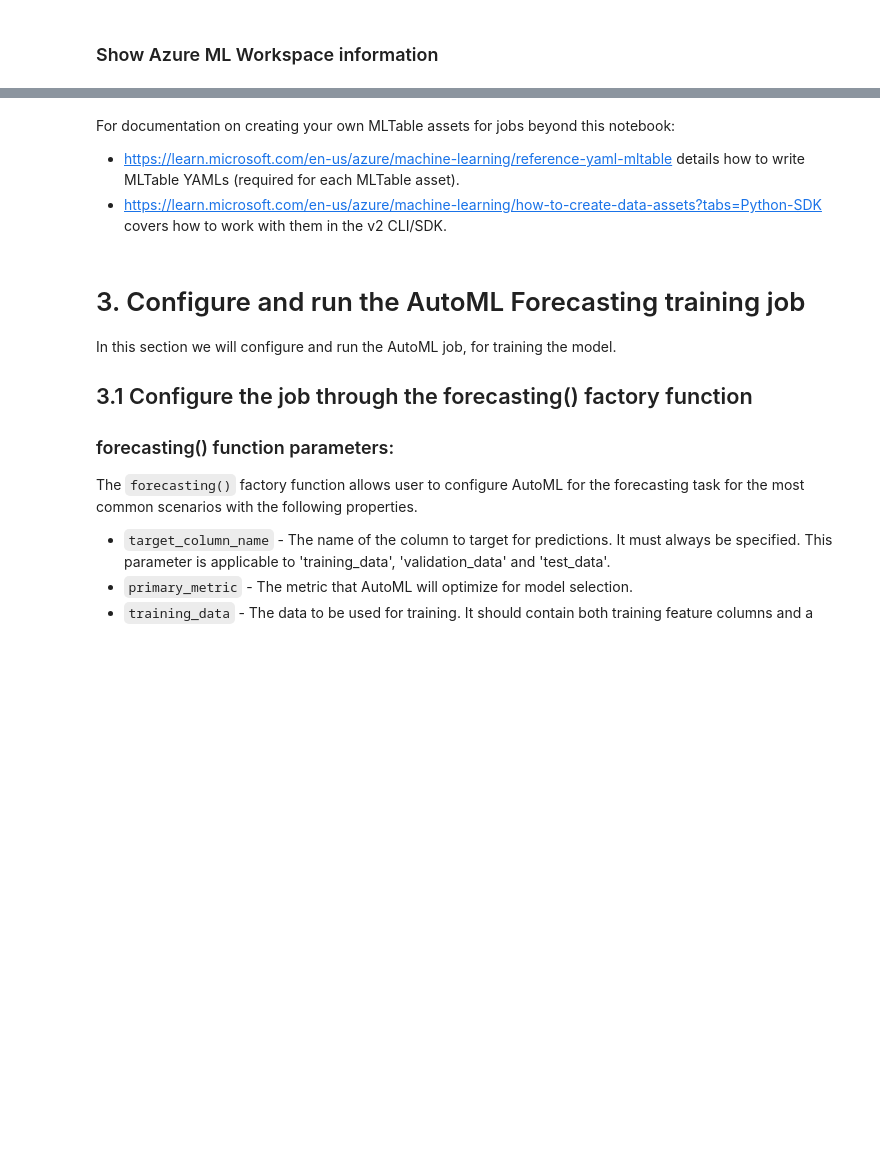
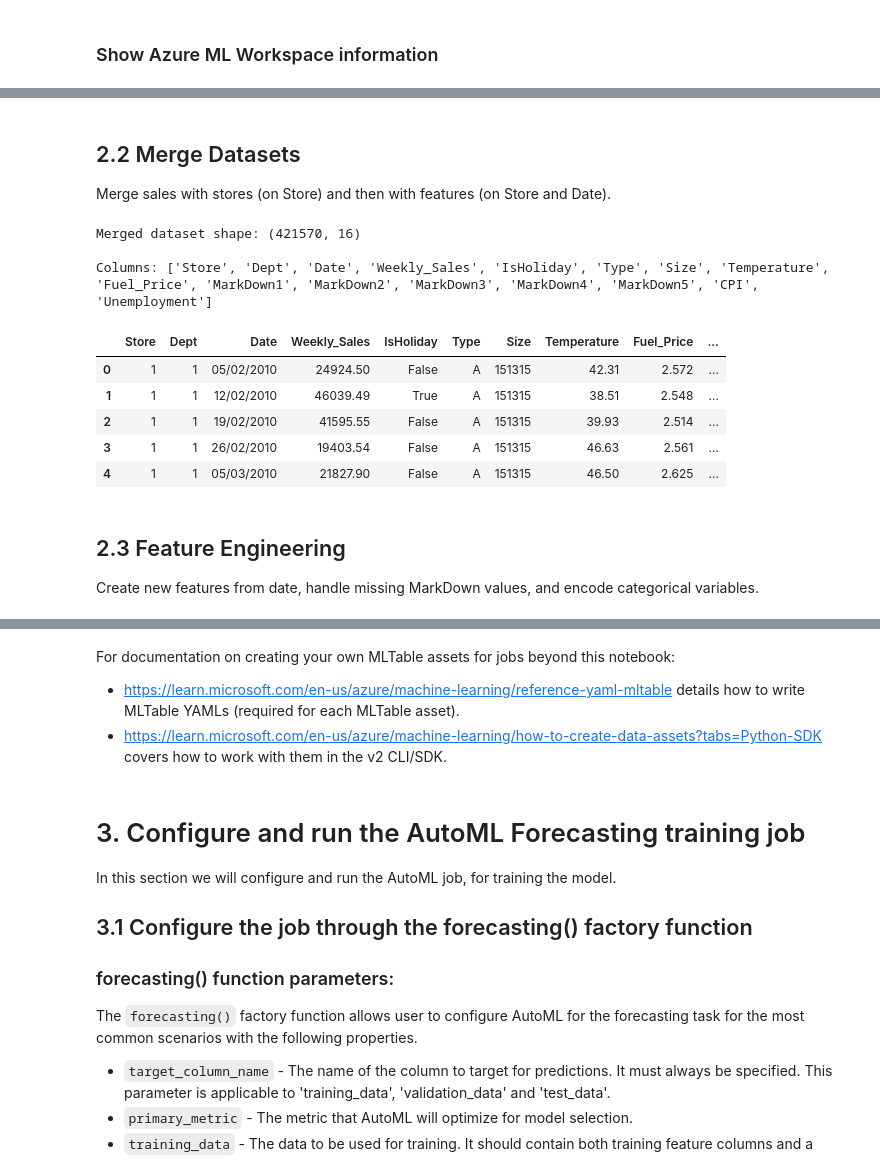
Before and after one commit to jimmyshah83/foundry-mcp-reservation-system, a Jupyter notebook: recommendation-system/ml/forecasting-timeseries-ml.ipynb, the cells around one changed output, grey strips where cells are left out. Drawn from its saved outputs; the diff is of its cells as text; code cells hidden in the pictures; blank space fills up the shorter version.

```diff
--- a/recommendation-system/ml/forecasting-timeseries-ml.ipynb
+++ b/recommendation-system/ml/forecasting-timeseries-ml.ipynb
@@ -70,0 +120,31 @@ Please make use of the MLTable files present within the data folder at the same
+# %% [markdown]
+## 2.2 Merge Datasets
+
+Merge sales with stores (on Store) and then with features (on Store and Date).
+# %%
+# Merge sales with stores (on Store)
+merged_df = sales_df.merge(stores_df, on='Store', how='left')
+
+# Merge with features (on Store and Date)
+merged_df = merged_df.merge(features_df, on=['Store', 'Date'], how='left', suffixes=('', '_feat'))
+
+# Drop duplicate IsHoliday column from features
+merged_df = merged_df.drop(columns=['IsHoliday_feat'])
+
+print(f"Merged dataset shape: {merged_df.shape}")
+print(f"\nColumns: {merged_df.columns.tolist()}")
+display(merged_df.head())
+# %% [output]
+Merged dataset shape: (421570, 16)
+
+Columns: ['Store', 'Dept', 'Date', 'Weekly_Sales', 'IsHoliday', 'Type', 'Size', 'Temperature', 'Fuel_Price', 'MarkDown1', 'MarkDown2', 'MarkDown3', 'MarkDown4', 'MarkDown5', 'CPI', 'Unemployment']
+|  | Store | Dept | Date | Weekly_Sales | IsHoliday | Type | Size | Temperature | Fuel_Price | ... |
+| 0 | 1 | 1 | 05/02/2010 | 24924.50 | False | A | 151315 | 42.31 | 2.572 | ... |
+| 1 | 1 | 1 | 12/02/2010 | 46039.49 | True | A | 151315 | 38.51 | 2.548 | ... |
+| 2 | 1 | 1 | 19/02/2010 | 41595.55 | False | A | 151315 | 39.93 | 2.514 | ... |
+| 3 | 1 | 1 | 26/02/2010 | 19403.54 | False | A | 151315 | 46.63 | 2.561 | ... |
+| 4 | 1 | 1 | 05/03/2010 | 21827.90 | False | A | 151315 | 46.50 | 2.625 | ... |
+# %% [markdown]
+## 2.3 Feature Engineering
+
+Create new features from date, handle missing MarkDown values, and encode categorical variables.
```
Also changed, not shown: parts of 16 cells of this notebook, 4 other files.
